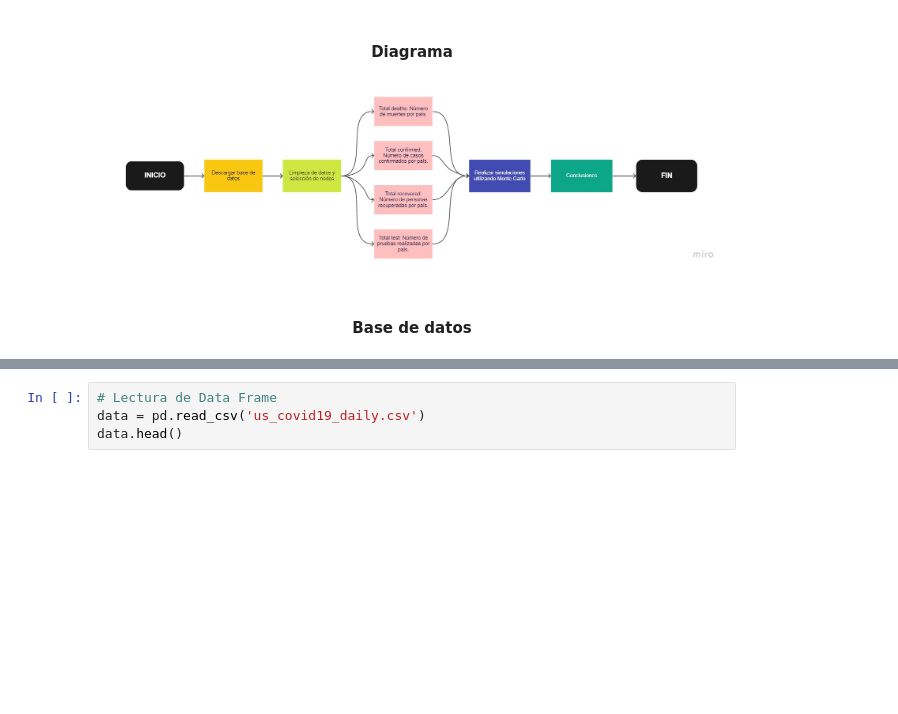
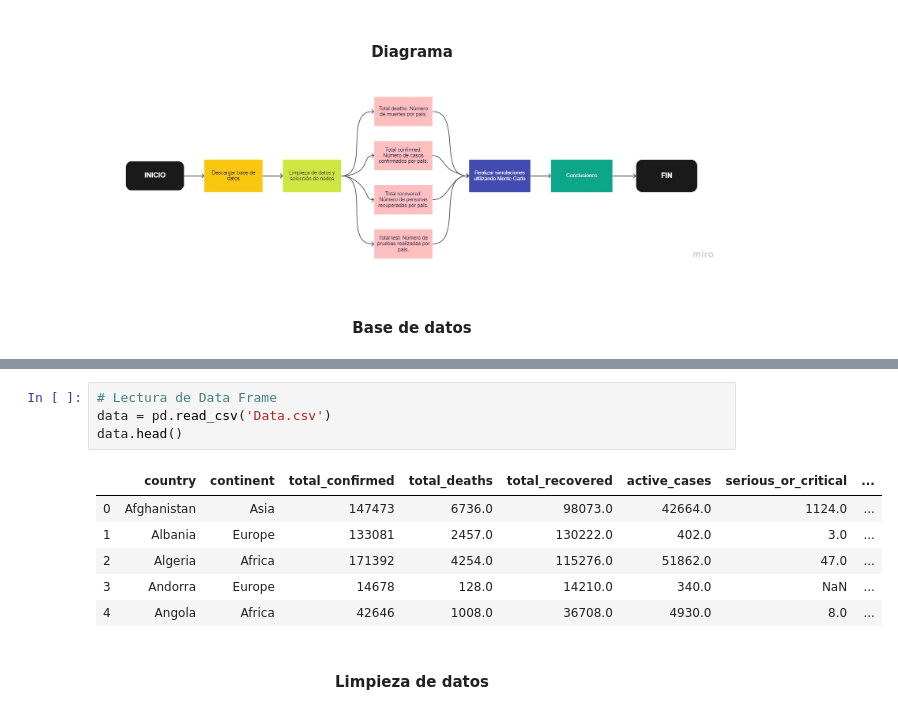
Before and after one commit to danielamichel/Proyecto1_DMichel_ADurrmuller, a Jupyter notebook: Proyecto_ASDurrmuller_DMichel.ipynb, the cells around one changed output, grey strips where cells are left out. Drawn from its saved outputs; the diff is of its cells as text; blank space fills up the shorter version.

Commit message:
Actualización Data

```diff
--- a/Proyecto_ASDurrmuller_DMichel.ipynb
+++ b/Proyecto_ASDurrmuller_DMichel.ipynb
@@ -64,4 +71,13 @@ La base de datos fue obtenida de la página kaggle, es interesante el tema porqu
 # %%
 # Lectura de Data Frame
-data = pd.read_csv('us_covid19_daily.csv')
+data = pd.read_csv('Data.csv')
 data.head()
+# %% [output]
+|  | country | continent | total_confirmed | total_deaths | total_recovered | active_cases | serious_or_critical | ... |
+| 0 | Afghanistan | Asia | 147473 | 6736.0 | 98073.0 | 42664.0 | 1124.0 | ... |
+| 1 | Albania | Europe | 133081 | 2457.0 | 130222.0 | 402.0 | 3.0 | ... |
+| 2 | Algeria | Africa | 171392 | 4254.0 | 115276.0 | 51862.0 | 47.0 | ... |
+| 3 | Andorra | Europe | 14678 | 128.0 | 14210.0 | 340.0 | NaN | ... |
+| 4 | Angola | Africa | 42646 | 1008.0 | 36708.0 | 4930.0 | 8.0 | ... |
+# %% [markdown]
+#### <center> Limpieza de datos
```
Also changed, not shown: parts of 2 cells of this notebook, 1 other file.
